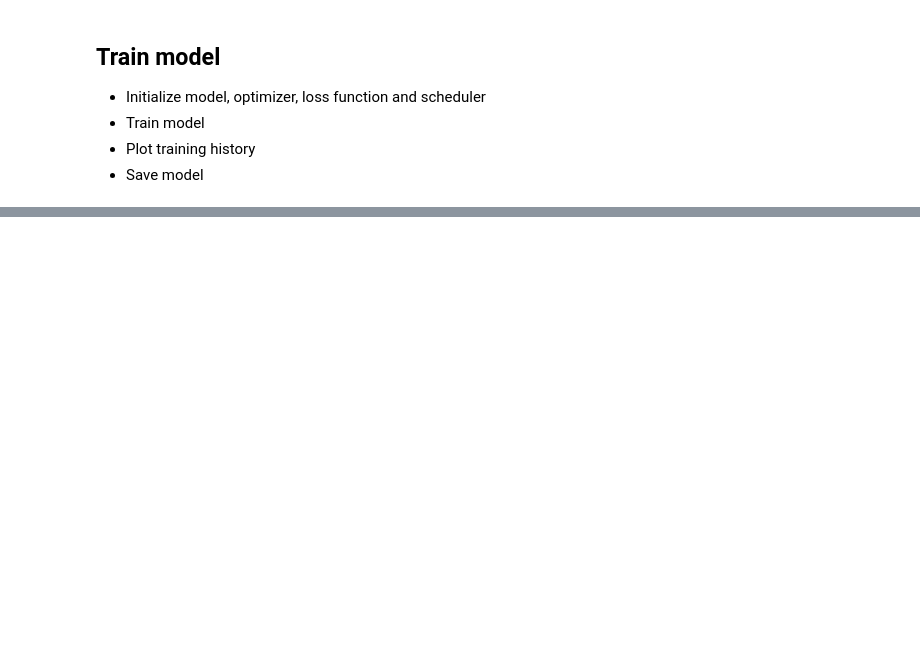
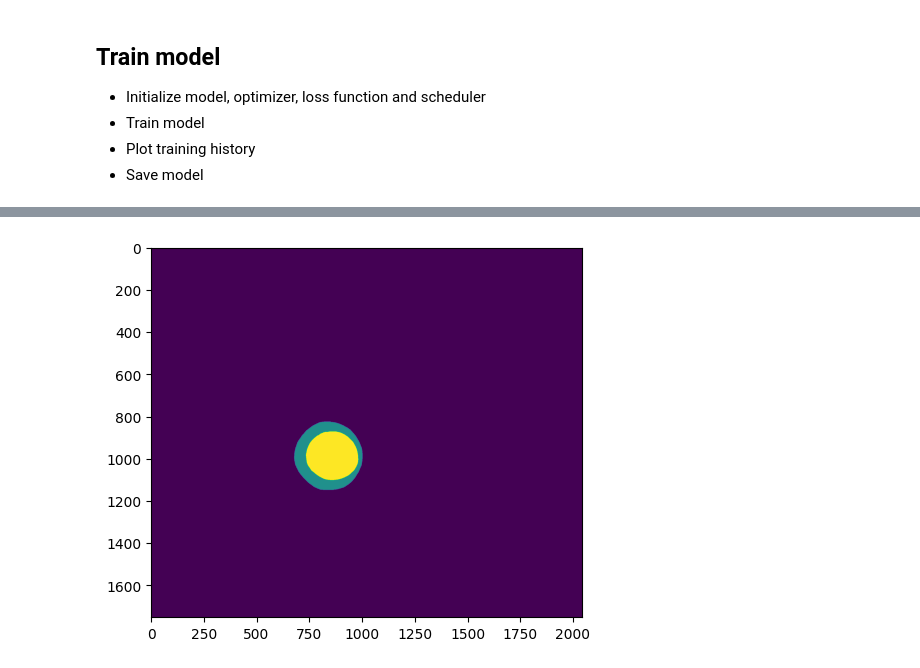
Before and after one commit to AkosKappel/DP-GlaucomaSegmentation, a Jupyter notebook: notebooks/centernet.ipynb, the cells around one changed output, grey strips where cells are left out. Cells and saved outputs as stored; diff of their text form; code cells hidden in the pictures; blank space fills up the shorter version.

```diff
--- a/notebooks/centernet.ipynb
+++ b/notebooks/centernet.ipynb
@@ -183,0 +206,21 @@ generate_cropped_dataset(
+# %%
+disc_file = r"C:\Users\kappe\PycharmProjects\DP-GlaucomaSegmentation\data\Dataset-Drishti\Drishti-GS1_files\Drishti-GS1_files\Training\GT\drishtiGS_002\AvgBoundary\drishtiGS_002_ODAvgBoundary.txt"
+cup_file = r"C:\Users\kappe\PycharmProjects\DP-GlaucomaSegmentation\data\Dataset-Drishti\Drishti-GS1_files\Drishti-GS1_files\Training\GT\drishtiGS_002\AvgBoundary\drishtiGS_002_CupAvgBoundary.txt"
+img_file = r"C:\Users\kappe\PycharmProjects\DP-GlaucomaSegmentation\data\Dataset-Drishti\Drishti-GS1_files\Drishti-GS1_files\Training\Images\drishtiGS_002.png"
+
+img = cv.imread(img_file)
+img = cv.cvtColor(img, cv.COLOR_BGR2RGB)
+
+height, width = img.shape[:2]
+mask = np.zeros((height, width), dtype=np.uint8)
+
+disc = np.loadtxt(disc_file, delimiter=' ')
+mask = cv.fillPoly(mask, [disc.astype(np.int32)], 1)
+
+cup = np.loadtxt(cup_file, delimiter=' ')
+mask = cv.fillPoly(mask, [cup.astype(np.int32)], 2)
+
+plt.imshow(mask)
+plt.show()
+# %% [output]
+[figure, added]
```
Also changed, not shown: parts of 18 cells of this notebook, 4 other files.
